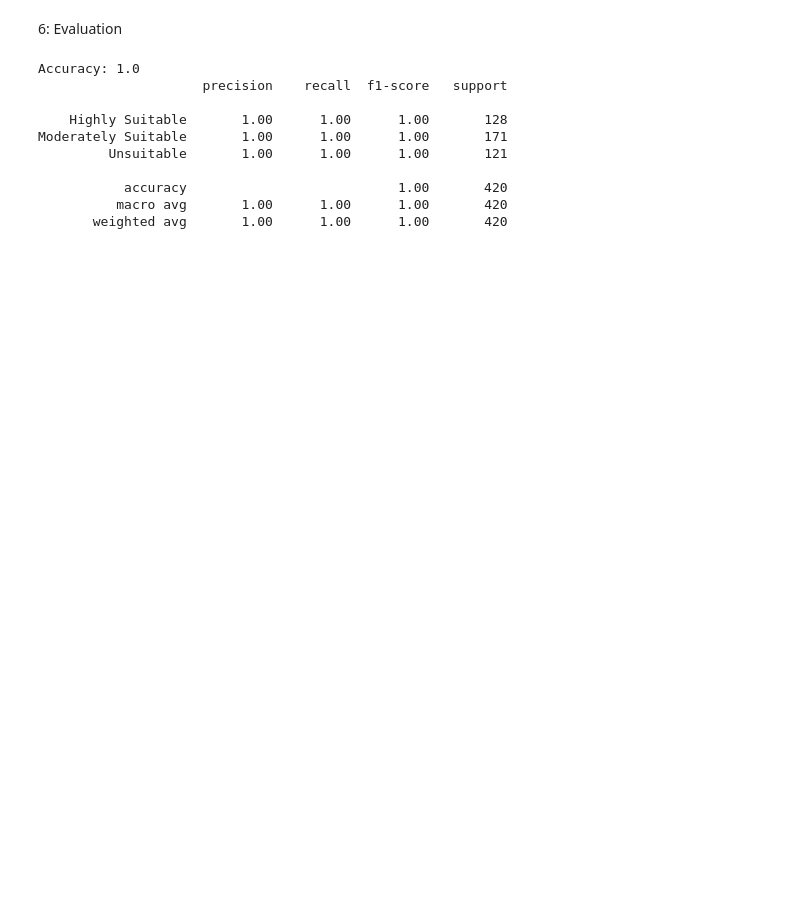
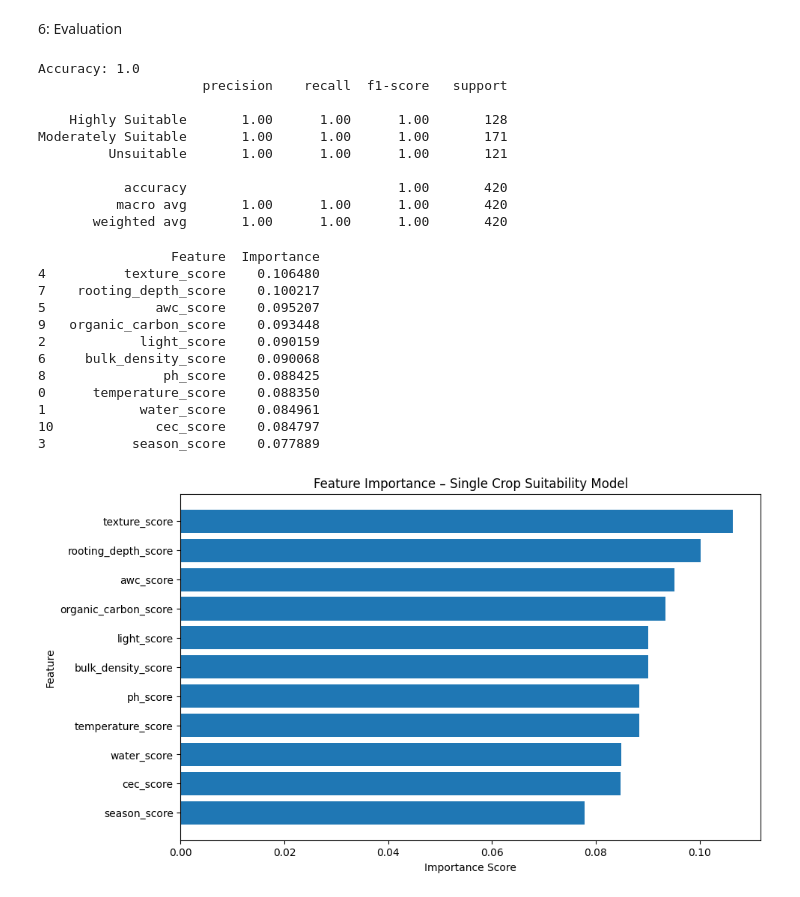
Before and after one commit to isumakm/Weather-Prediction-and-Crop-Recommendation-System-, a Jupyter notebook: Single_Crop_Analysis_–_Model_Training_.ipynb, the cells around one changed output. Cells and saved outputs as stored; diff of their text form; code cells hidden in the pictures; blank space fills up the shorter version.

Commit message:
Feature Importance

```diff
--- a/Single_Crop_Analysis_–_Model_Training_.ipynb
+++ b/Single_Crop_Analysis_–_Model_Training_.ipynb
@@ -74,12 +74,11 @@ print(X_train.shape, X_test.shape)
 # %% [markdown]
  5: Train model
 # %%
-from sklearn.ensemble import RandomForestClassifier
-
 model = RandomForestClassifier(
-    n_estimators=200,
-    max_depth=10,
-    random_state=42
+    n_estimators=300,
+    max_depth=12,
+    random_state=42,
+    class_weight="balanced"
 )
 
 model.fit(X_train, y_train)
@@ -111,0 +112,35 @@ Moderately Suitable       1.00      1.00      1.00       171
+# %%
+importances = model.feature_importances_
+
+feature_importance_df = pd.DataFrame({
+    "Feature": FEATURES,
+    "Importance": importances
+}).sort_values(by="Importance", ascending=False)
+
+print(feature_importance_df)
+
+
+plt.figure(figsize=(10, 6))
+plt.barh(
+    feature_importance_df["Feature"],
+    feature_importance_df["Importance"]
+)
+plt.xlabel("Importance Score")
+plt.ylabel("Feature")
+plt.title("Feature Importance – Single Crop Suitability Model")
+plt.gca().invert_yaxis()
+plt.show()
+# %% [output]
+                 Feature  Importance
+4          texture_score    0.106480
+7    rooting_depth_score    0.100217
+5              awc_score    0.095207
+9   organic_carbon_score    0.093448
+2            light_score    0.090159
+6     bulk_density_score    0.090068
+8               ph_score    0.088425
+0      temperature_score    0.088350
+1            water_score    0.084961
+10             cec_score    0.084797
+3           season_score    0.077889
+[figure, added]
```
Also changed, not shown: parts of 3 cells of this notebook.
